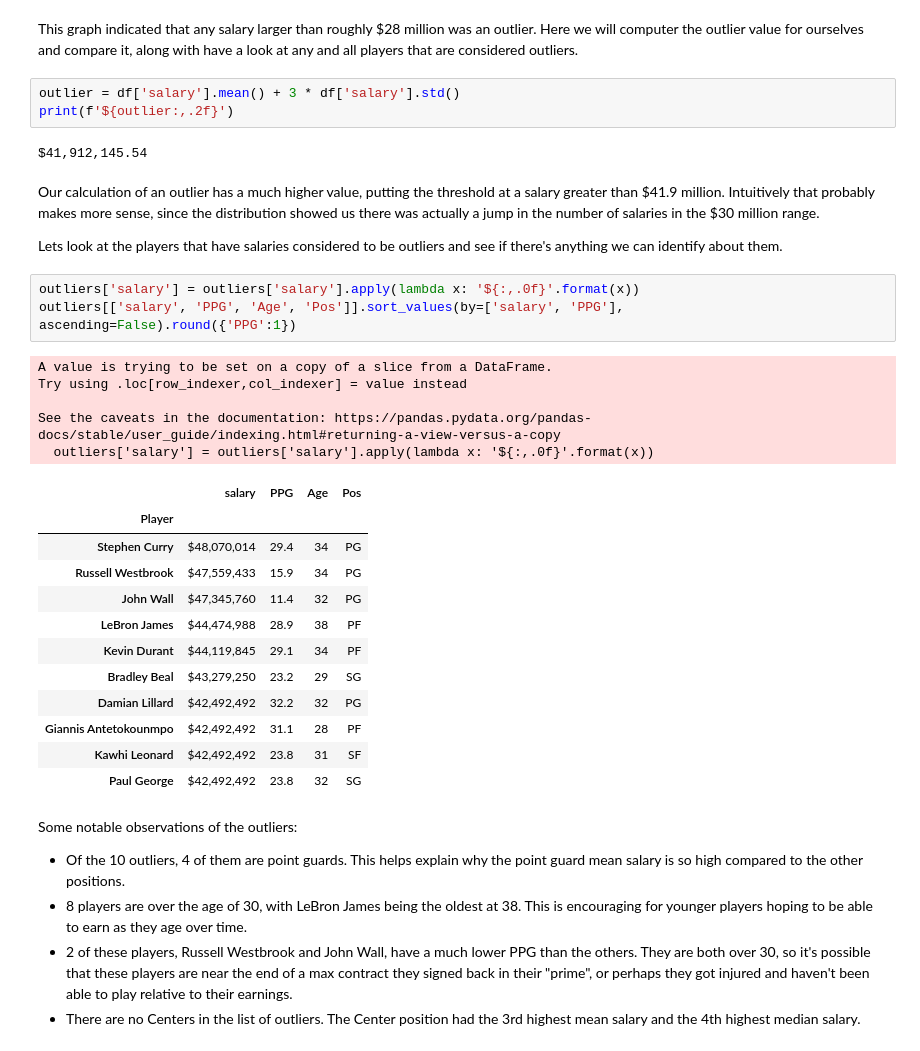
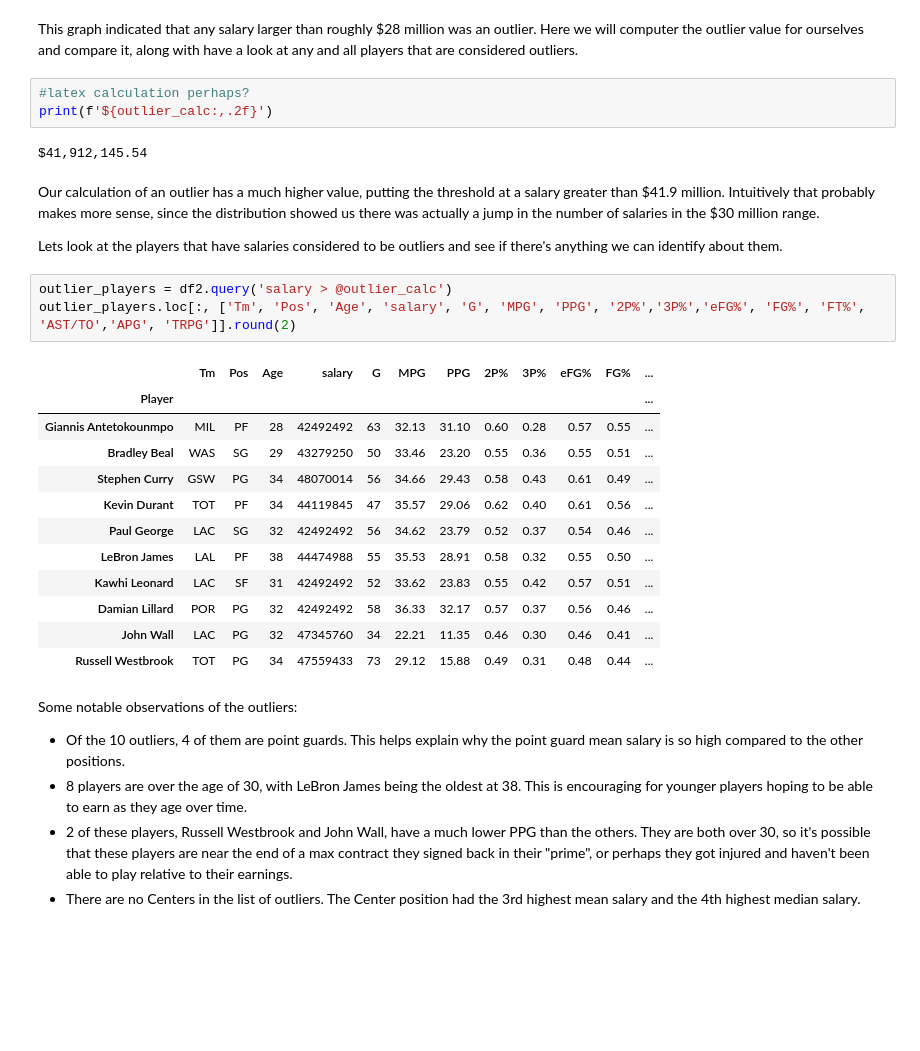
Before and after one commit to Harg-Ryan/NBA-Salary-Exploratory-Analysis-2022_23-Season, a Jupyter notebook: notebooks/NBASalaryAnalysisReport.ipynb, the cells around one changed output. Cells and saved outputs as stored; diff of their text form; blank space fills up the shorter version.

```diff
--- a/notebooks/NBASalaryAnalysisReport.ipynb
+++ b/notebooks/NBASalaryAnalysisReport.ipynb
@@ -363,36 +375,31 @@ plt.show()
 [figure]
 # %% [markdown]
 This graph indicated that any salary larger than roughly \$28 million was an outlier. Here we will computer the outlier value for ourselves and compare it, along with have a look at any and all players that are considered outliers.
-# %%
-outlier = df['salary'].mean() + 3 * df['salary'].std()
-print(f'${outlier:,.2f}')
-# %% [output]
-$41,912,145.54
+# %%
+#latex calculation perhaps?
+print(f'${outlier_calc:,.2f}')
+# %% [output]
+$41,912,145.54
 # %% [markdown]
 Our calculation of an outlier has a much higher value, putting the threshold at a salary greater than \$41.9 million.  Intuitively that probably makes more sense, since the distribution showed us there was actually a jump in the number of salaries in the \$30 million range.
 
 Lets look at the players that have salaries considered to be outliers and see if there's anything we can identify about them.
-# %%
-outliers['salary'] = outliers['salary'].apply(lambda x: '${:,.0f}'.format(x))
-outliers[['salary', 'PPG', 'Age', 'Pos']].sort_values(by=['salary', 'PPG'], ascending=False).round({'PPG':1})
-# %% [output]
-A value is trying to be set on a copy of a slice from a DataFrame.
-Try using .loc[row_indexer,col_indexer] = value instead
-
-See the caveats in the documentation: https://pandas.pydata.org/pandas-docs/stable/user_guide/indexing.html#returning-a-view-versus-a-copy
-  outliers['salary'] = outliers['salary'].apply(lambda x: '${:,.0f}'.format(x))
-|  | salary | PPG | Age | Pos |
-| Player |  |  |  |  |
-| Stephen Curry | $48,070,014 | 29.4 | 34 | PG |
-| Russell Westbrook | $47,559,433 | 15.9 | 34 | PG |
-| John Wall | $47,345,760 | 11.4 | 32 | PG |
-| LeBron James | $44,474,988 | 28.9 | 38 | PF |
-| Kevin Durant | $44,119,845 | 29.1 | 34 | PF |
-| Bradley Beal | $43,279,250 | 23.2 | 29 | SG |
-| Damian Lillard | $42,492,492 | 32.2 | 32 | PG |
-| Giannis Antetokounmpo | $42,492,492 | 31.1 | 28 | PF |
-| Kawhi Leonard | $42,492,492 | 23.8 | 31 | SF |
-| Paul George | $42,492,492 | 23.8 | 32 | SG |
+# %%
+outlier_players = df2.query('salary > @outlier_calc')
+outlier_players.loc[:, ['Tm', 'Pos', 'Age', 'salary', 'G', 'MPG', 'PPG', '2P%','3P%','eFG%', 'FG%', 'FT%', 'AST/TO','APG', 'TRPG']].round(2)
+# %% [output]
+|  | Tm | Pos | Age | salary | G | MPG | PPG | 2P% | 3P% | eFG% | FG% | ... |
+| Player |  |  |  |  |  |  |  |  |  |  |  | ... |
+| Giannis Antetokounmpo | MIL | PF | 28 | 42492492 | 63 | 32.13 | 31.10 | 0.60 | 0.28 | 0.57 | 0.55 | ... |
+| Bradley Beal | WAS | SG | 29 | 43279250 | 50 | 33.46 | 23.20 | 0.55 | 0.36 | 0.55 | 0.51 | ... |
+| Stephen Curry | GSW | PG | 34 | 48070014 | 56 | 34.66 | 29.43 | 0.58 | 0.43 | 0.61 | 0.49 | ... |
+| Kevin Durant | TOT | PF | 34 | 44119845 | 47 | 35.57 | 29.06 | 0.62 | 0.40 | 0.61 | 0.56 | ... |
+| Paul George | LAC | SG | 32 | 42492492 | 56 | 34.62 | 23.79 | 0.52 | 0.37 | 0.54 | 0.46 | ... |
+| LeBron James | LAL | PF | 38 | 44474988 | 55 | 35.53 | 28.91 | 0.58 | 0.32 | 0.55 | 0.50 | ... |
+| Kawhi Leonard | LAC | SF | 31 | 42492492 | 52 | 33.62 | 23.83 | 0.55 | 0.42 | 0.57 | 0.51 | ... |
+| Damian Lillard | POR | PG | 32 | 42492492 | 58 | 36.33 | 32.17 | 0.57 | 0.37 | 0.56 | 0.46 | ... |
+| John Wall | LAC | PG | 32 | 47345760 | 34 | 22.21 | 11.35 | 0.46 | 0.30 | 0.46 | 0.41 | ... |
+| Russell Westbrook | TOT | PG | 34 | 47559433 | 73 | 29.12 | 15.88 | 0.49 | 0.31 | 0.48 | 0.44 | ... |
 # %% [markdown]
 Some notable observations of the outliers:
 - Of the 10 outliers, 4 of them are point guards. This helps explain why the point guard mean salary is so high compared to the other positions.
```
Also changed, not shown: parts of 16 cells of this notebook, 1 other file.
